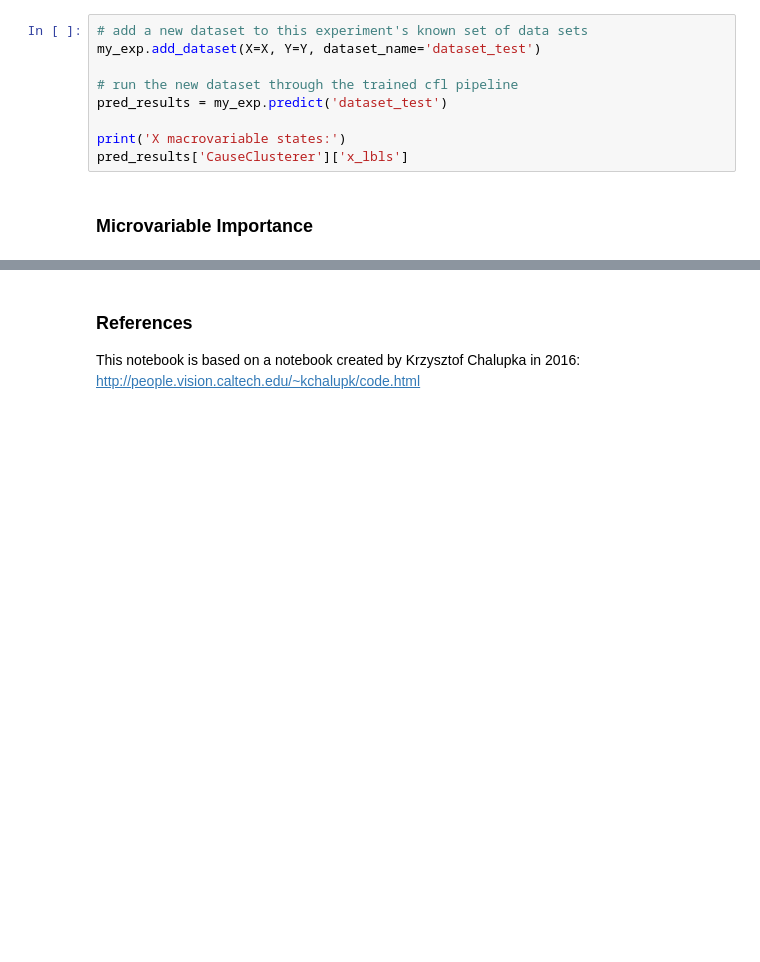
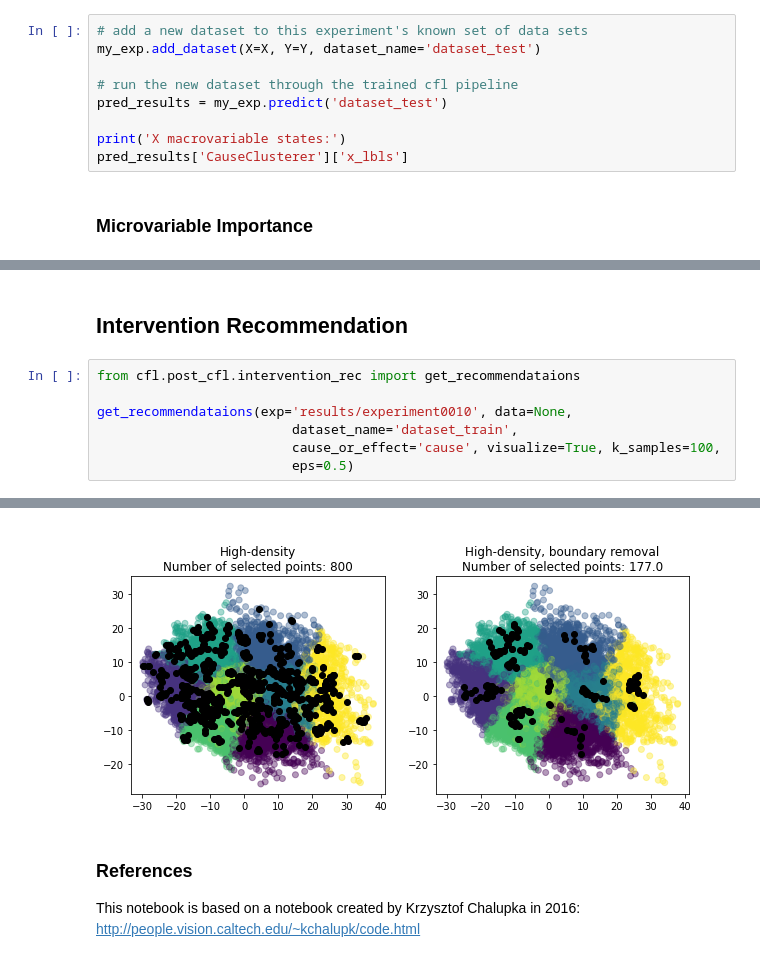
Before and after one commit to eberharf/cfl, a Jupyter notebook: docs/source/examples/el_nino_example.ipynb, the cells around one changed output, grey strips where cells are left out. Cells and saved outputs as stored; diff of their text form; blank space fills up the shorter version.

Commit message:
Standardize all post_cfl interfaces

```diff
--- a/docs/source/examples/el_nino_example.ipynb
+++ b/docs/source/examples/el_nino_example.ipynb
@@ -282,3 +286,13 @@ plot_contour_map(data=np.mean(importances,(0,1)), ax=ax, imshape=IMSHAPE,
                  cmap_label='KL Divergence Importance Metric')
 # %% [output]
 [figure]
+# %% [markdown]
+## Intervention Recommendation
+# %%
+from cfl.post_cfl.intervention_rec import get_recommendataions
+
+get_recommendataions(exp='results/experiment0010', data=None,
+                         dataset_name='dataset_train',
+                         cause_or_effect='cause', visualize=True, k_samples=100,
+                         eps=0.5)
+# %% [output]
@@ -285,3 +300,4 @@ plot_contour_map(data=np.mean(importances,(0,1)), ax=ax, imshape=IMSHAPE,
+[figure, added]
 # %% [markdown]
 ### References
 
```
Also changed, not shown: parts of 3 cells of this notebook, 5 other files.
